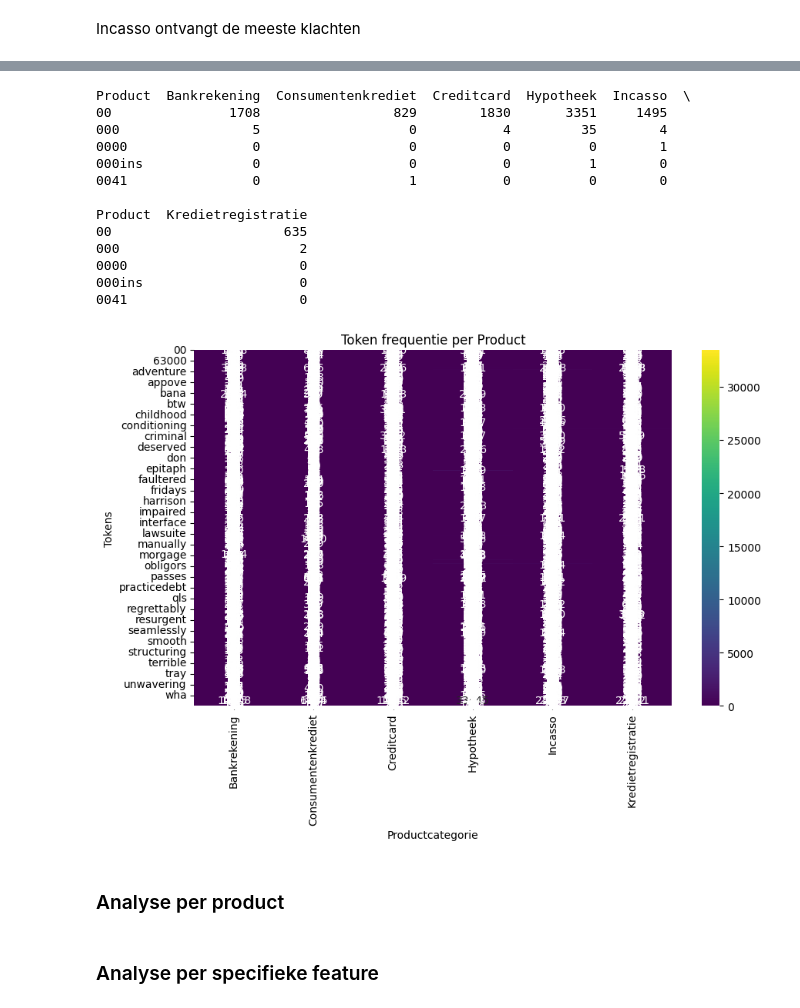
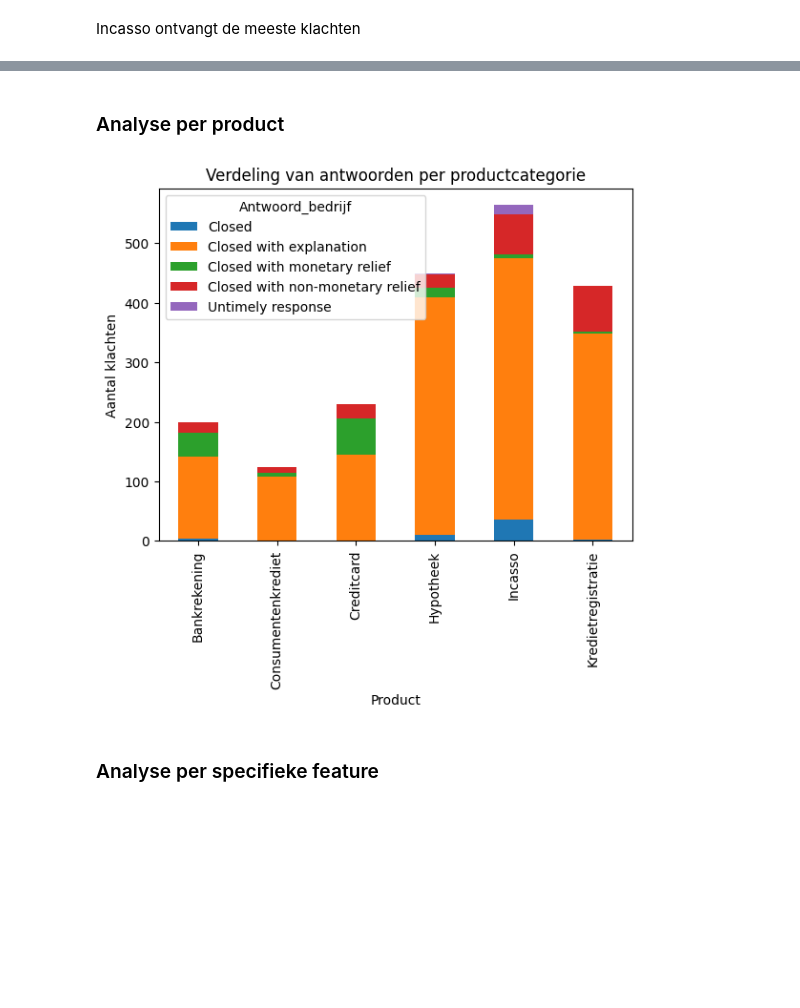
Before and after one commit to AmissaAbbes/Dataproject1, a Jupyter notebook: train_eda.ipynb, the cells around one changed output, grey strips where cells are left out. Saved outputs shown, nothing was run; the diff lists cells and outputs as text; code cells hidden in the pictures; blank space fills up the shorter version.

```diff
--- a/train_eda.ipynb
+++ b/train_eda.ipynb
@@ -281,42 +193,11 @@ Counter({'xxxx': 33445, 'the': 30520, 'to': 24635, 'i': 22175, 'and': 18626, 'a'
-# %%
-# Vectorizer: tokens extraheren
-vectorizer = CountVectorizer(stop_words="english")
-X = vectorizer.fit_transform(df["Omschrijving"])
-tokens = vectorizer.get_feature_names_out()
-
-# Frequenties per Product
-token_df = pd.DataFrame(X.toarray(), columns=tokens)
-token_df["Product"] = df["Product"]
-
-# Groeperen per Product
-freq_per_product = token_df.groupby("Product").sum().T
-
-# Inspecteerbaar DataFrame
-print(freq_per_product.head())
-
-# Visualisatie: heatmap van token-frequenties per Product
-plt.figure(figsize=(10,6))
-sns.heatmap(freq_per_product, cmap="viridis", annot=True, fmt="d")
-plt.title("Token frequentie per Product")
-plt.xlabel("Productcategorie")
-plt.ylabel("Tokens")
-plt.show()
-# %% [output]
-Product  Bankrekening  Consumentenkrediet  Creditcard  Hypotheek  Incasso  \
-00               1708                 829        1830       3351     1495
-000                 5                   0           4         35        4
-0000                0                   0           0          0        1
-000ins              0                   0           0          1        0
-0041                0                   1           0          0        0
-
-Product  Kredietregistratie
-00                      635
-000                       2
-0000                      0
-000ins                    0
-0041                      0
-[figure, removed]
 # %% [markdown]
 ### Analyse per product
+# %%
+pd.crosstab(train["Product"], train["Antwoord_bedrijf"]).plot(kind="bar", stacked=True)
+plt.title("Verdeling van antwoorden per productcategorie")
+plt.ylabel("Aantal klachten")
+plt.show()
+# %% [output]
+[figure, added]
 # %% [markdown]
 ### Analyse per specifieke feature
```
Also changed, not shown: parts of 35 cells of this notebook, 2 other files.
